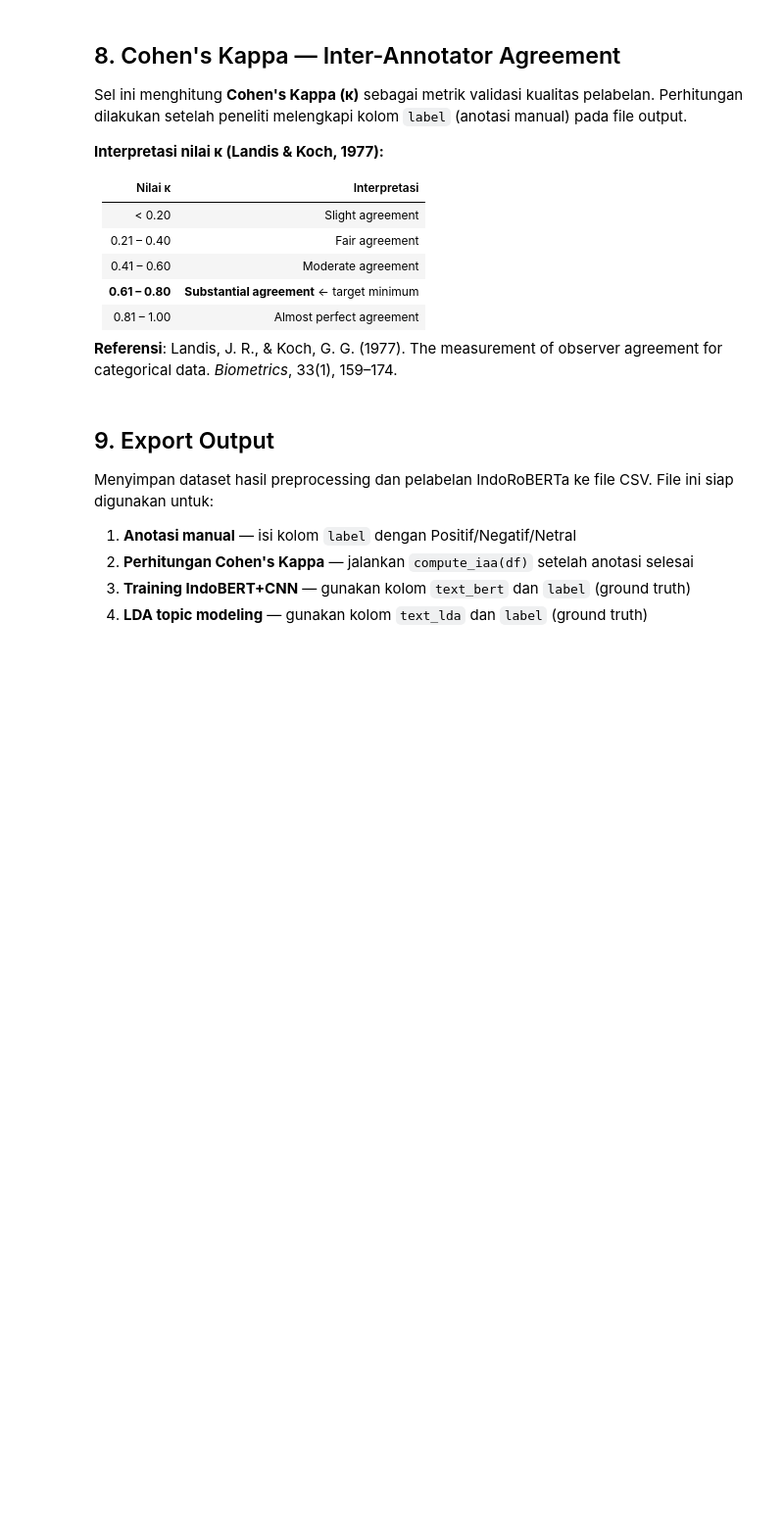
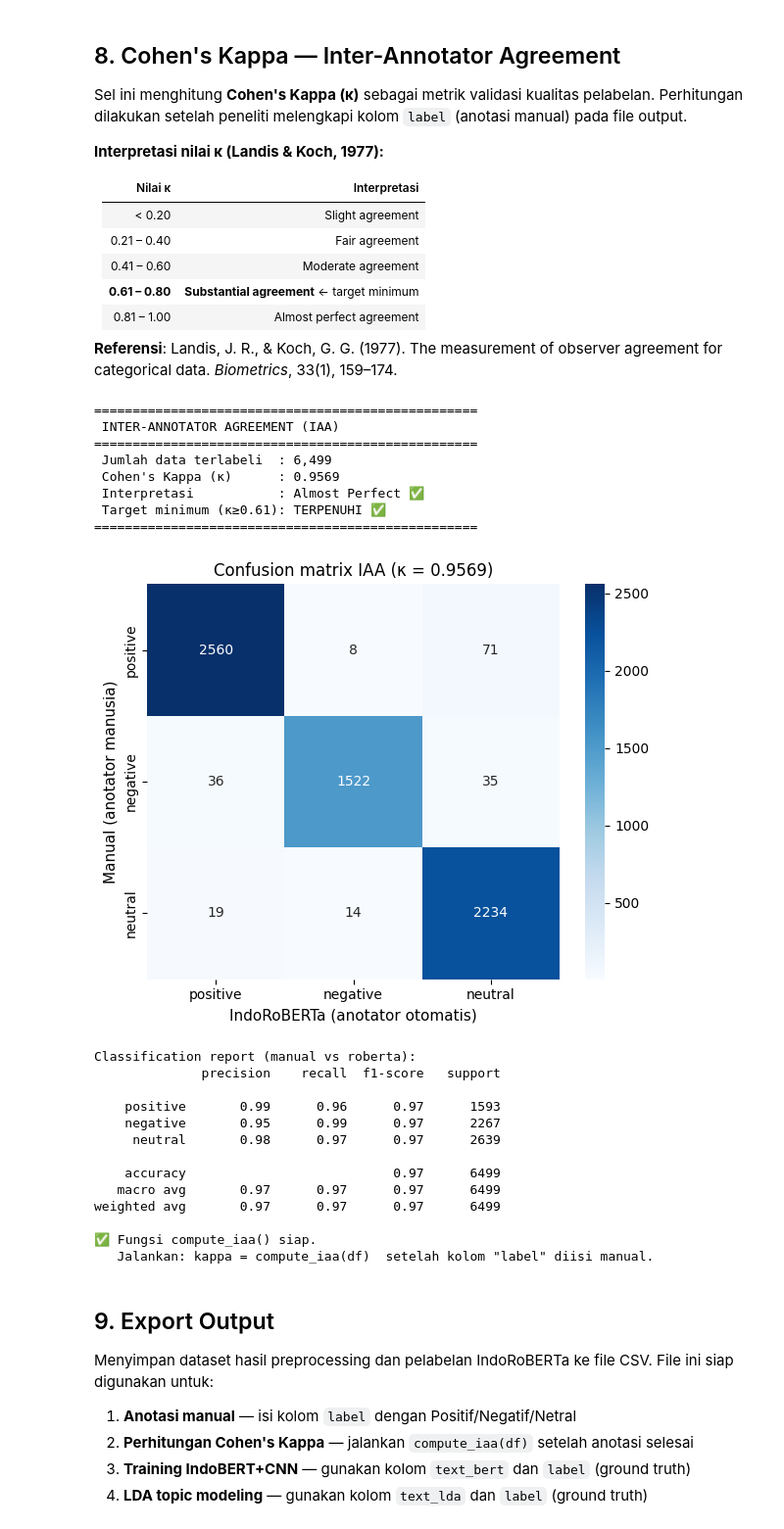
Before and after one commit to roziqinkhoeru/mbg_bertn_cnn, a Jupyter notebook: extended/pipeline/02_preprocessing_and_labeling.ipynb, the cells around one changed output. Shown at 98% size. Cells and saved outputs as stored; diff of their text form; code cells hidden in the pictures; blank space fills up the shorter version.

```diff
--- a/extended/pipeline/02_preprocessing_and_labeling.ipynb
+++ b/extended/pipeline/02_preprocessing_and_labeling.ipynb
@@ -76,8 +81,8 @@ Seluruh path dan parameter penelitian didefinisikan terpusat di sel ini untuk me
 # %%
 # ── PATH ─────────────────────────────────────────────────────────────────────
 BASE_DIR     = '/content/drive/My Drive/skripsi/dataset/mbg'
-PATH_KAMUS   = f'{BASE_DIR}/preprocessing/kamus'
-INPUT_PATH   = f'{BASE_DIR}/processed/mbg_sampled.csv'
+PATH_KAMUS   = f'{BASE_DIR}/preprocessing'
+INPUT_PATH   = f'{BASE_DIR}/processed/mbg_sampled_labeled.csv'
 OUTPUT_PATH  = f'{BASE_DIR}/processed/mbg_labeled.csv'
 OUTPUT_DIR   = f'{BASE_DIR}/processed'
 
@@ -428,7 +453,7 @@ Menguji pipeline dengan 3 kasus representatif untuk memvalidasi setiap tahap seb
 test_cases = [
     "Anggaran MBG &amp; bansos cair barengan? &lt; 50% yg sampai desa. Keren bangeeeetttt =D",
     "program makan bergizi gratis (mbg) ini anggarannya rp.15.000 lho di tanggal 17/04/2025 \n keren banget...indonesia.#mbg",
-    "hampir 50% dana dipotong? gila aja! 1/2 nya dikorupsi kali ya?!",
+    "hampir 50% dana dipotong? gila aja! 1/2 nya dikorupsi kali ya?!. Sering terjadi di sma dan sudah lma skali. itu dilakukan sma sma",
 ]
 
 for i, tc in enumerate(test_cases, 1):
@@ -626,34 +722,57 @@ def compute_iaa(df_labeled):
     print(' INTER-ANNOTATOR AGREEMENT (IAA)')
     print('=' * 50)
     print(f' Jumlah data terlabeli  : {len(df_valid):,}')
     print(f' Cohen\'s Kappa (κ)      : {kappa:.4f}')
     print(f' Interpretasi           : {interp}')
     print(f' Target minimum (κ≥0.61): {"TERPENUHI ✅" if kappa >= 0.61 else "BELUM TERPENUHI ⚠️"}')
     print('=' * 50)
 
     # Confusion matrix IAA
     labels_order = ['positive', 'negative', 'neutral']
     cm = confusion_matrix(df_valid['label'], df_valid['label_roberta'],
                           labels=labels_order)
     fig, ax = plt.subplots(figsize=(6, 5))
     sns.heatmap(cm, annot=True, fmt='d', cmap='Blues',
                 xticklabels=labels_order, yticklabels=labels_order, ax=ax)
     ax.set_xlabel('IndoRoBERTa (anotator otomatis)', fontsize=11)
     ax.set_ylabel('Manual (anotator manusia)', fontsize=11)
     ax.set_title(f'Confusion matrix IAA (κ = {kappa:.4f})', fontsize=12)
     plt.tight_layout()
     plt.savefig(f'{OUTPUT_DIR}/iaa_confusion_matrix.png', dpi=150, bbox_inches='tight')
     plt.show()
 
     print(f'\nClassification report (manual vs roberta):')
     print(classification_report(df_valid['label'], df_valid['label_roberta'],
                                 target_names=labels_order))
     return kappa
 
 # Panggil setelah anotasi manual selesai:
-# kappa = compute_iaa(df)
+kappa = compute_iaa(df)
 print('✅ Fungsi compute_iaa() siap.')
 print('   Jalankan: kappa = compute_iaa(df)  setelah kolom "label" diisi manual.')
+# %% [output]
+==================================================
+ INTER-ANNOTATOR AGREEMENT (IAA)
+==================================================
+ Jumlah data terlabeli  : 6,499
+ Cohen's Kappa (κ)      : 0.9569
+ Interpretasi           : Almost Perfect ✅
+ Target minimum (κ≥0.61): TERPENUHI ✅
+==================================================
+[figure, added]
+Classification report (manual vs roberta):
+              precision    recall  f1-score   support
+
+    positive       0.99      0.96      0.97      1593
+    negative       0.95      0.99      0.97      2267
+     neutral       0.98      0.97      0.97      2639
+
+    accuracy                           0.97      6499
+   macro avg       0.97      0.97      0.97      6499
+weighted avg       0.97      0.97      0.97      6499
+
+✅ Fungsi compute_iaa() siap.
+   Jalankan: kappa = compute_iaa(df)  setelah kolom "label" diisi manual.
 # %% [markdown]
 ## 9. Export Output
 
```
Also changed, not shown: parts of 11 cells of this notebook.
